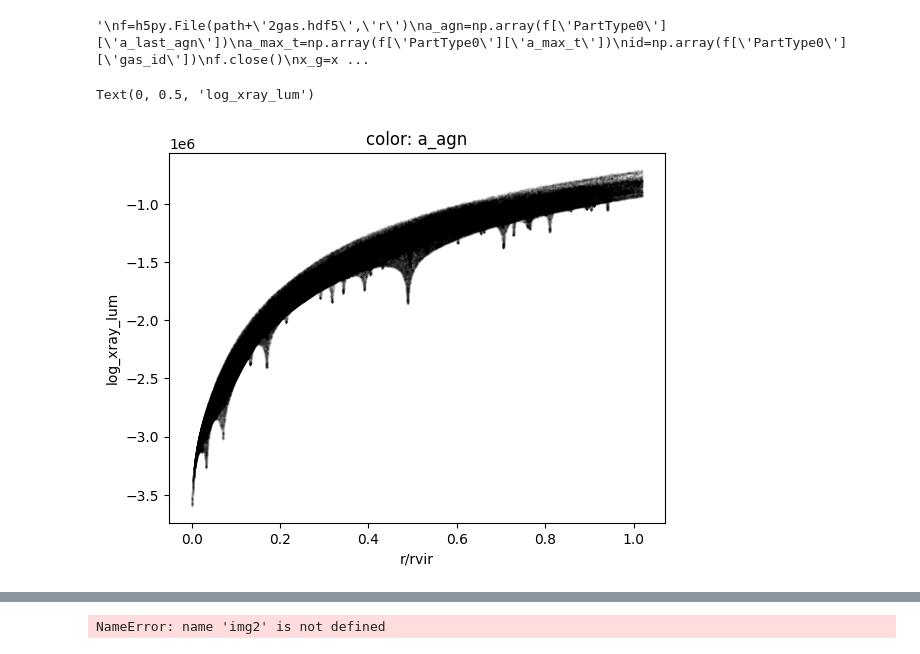
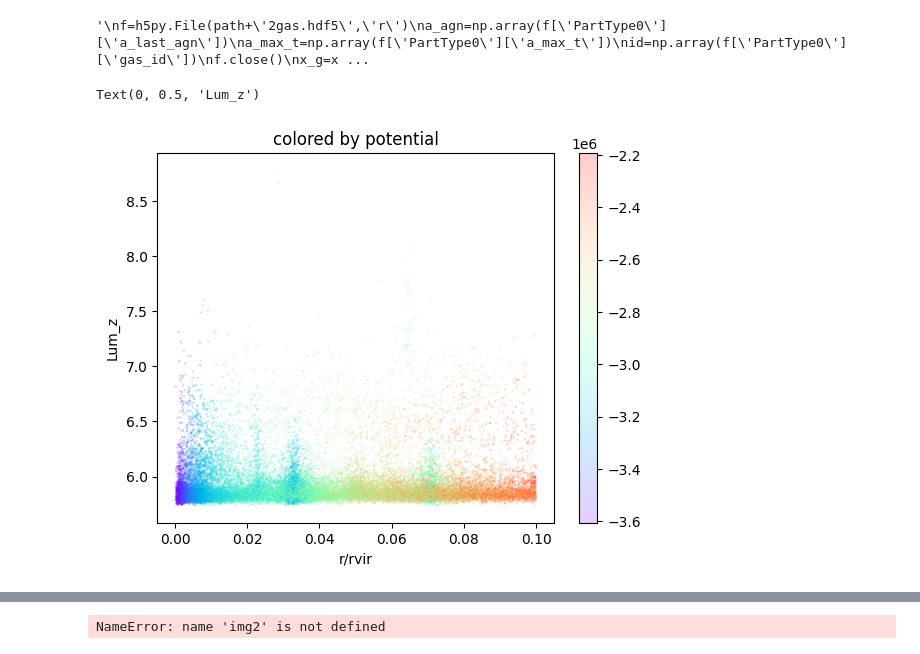
Before and after one commit to yjqqyjq/code, a Jupyter notebook: profile_from_hdf5.ipynb, the cells around one changed output, grey strips where cells are left out. Cells and saved outputs as stored; diff of their text form; code cells hidden in the pictures.

```diff
--- a/profile_from_hdf5.ipynb
+++ b/profile_from_hdf5.ipynb
@@ -94,25 +95,25 @@ print(x,y,xlum_m[0],xlum_m[1],xlum_m[2])
 # %%
 
 import matplotlib.pyplot as plt
 from matplotlib import colors
 title="M>1e14"
 boxused="/Flamingo/L0200N0720/"
 #  x=np.append(x_dm[i],x_g[i])
 #  y=np.append(y_dm[i],y_g[i])
 fig = plt.figure()
 ax=plt.subplot(1,1,1)
-mask=(star_lum<10**6.5)
-ax.scatter(r_dm,p,s=0.1,alpha=0.1,c='black')
+mask=(r_s<0.1)
+sc=ax.scatter(r_s[mask],np.log10(star_lum[mask]),s=0.5,alpha=0.2,c=ps[mask],cmap='rainbow')
 #sc=ax.scatter(r_s[mask],ps[mask],s=0.2,alpha=0.2,cmap='rainbow',c=np.log10(star_lum[mask]))
 
-#ax.scatter(r_dm[r_dm<0.1],p[r_dm<0.1],s=0.1,alpha=0.5)
+#ax.scatter(r_dm[r_dm<0.1],p[r_dm<0.1],s=0.5,alpha=0.1)
 #ax.scatter(xyz_dm[0][r_dm<0.03],xyz_dm[1][r_dm<0.03],s=0.1,alpha=0.5)
 #print(r_dm[p==np.min(p)])
 plt.colorbar(sc)
 #ax.plot(np.sqrt(x**2+y**2),np.log10(0.1),marker='o')
 ax.set_xlabel("r/rvir")
-ax.set_title("color: a_agn")
-ax.set_ylabel("log_xray_lum")
+ax.set_title("colored by potential")
+ax.set_ylabel("Lum_z")
 # %% [output]
-Text(0, 0.5, 'log_xray_lum')
+Text(0, 0.5, 'Lum_z')
-[figure, old version]
+[figure, new version]
```
Also changed, not shown: parts of 9 cells of this notebook, 7 other files.
